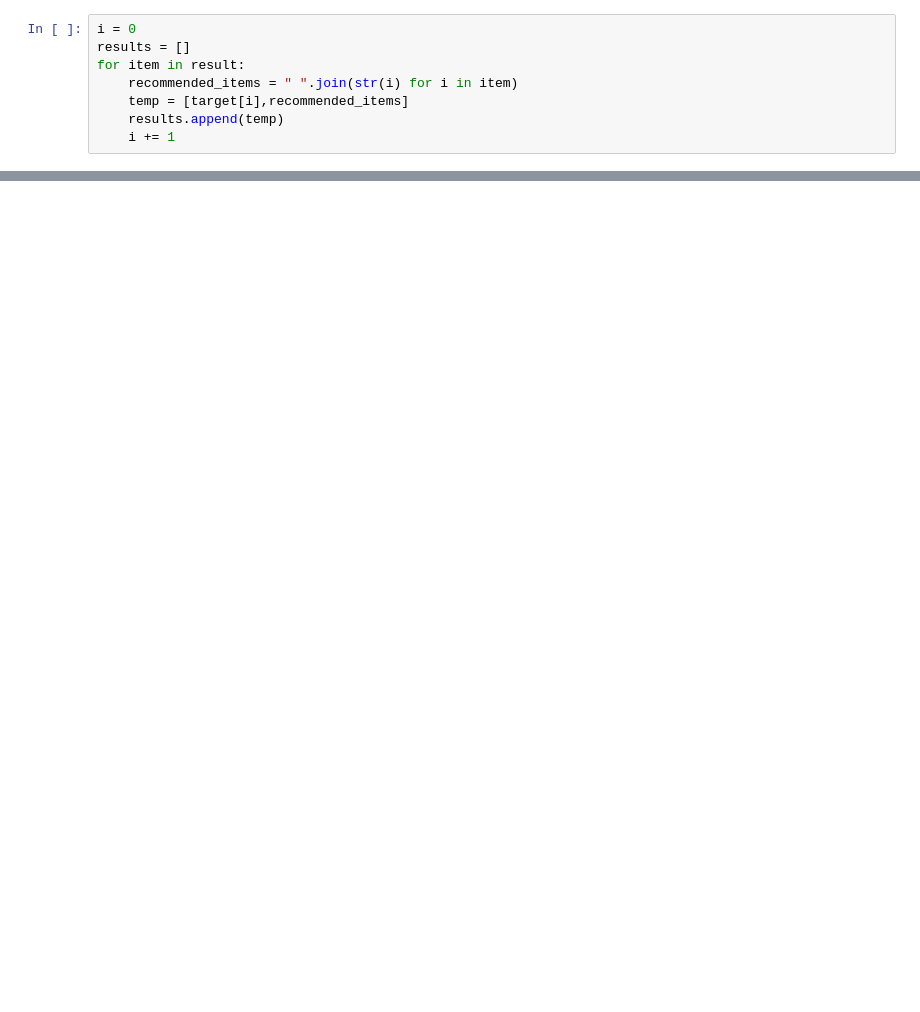
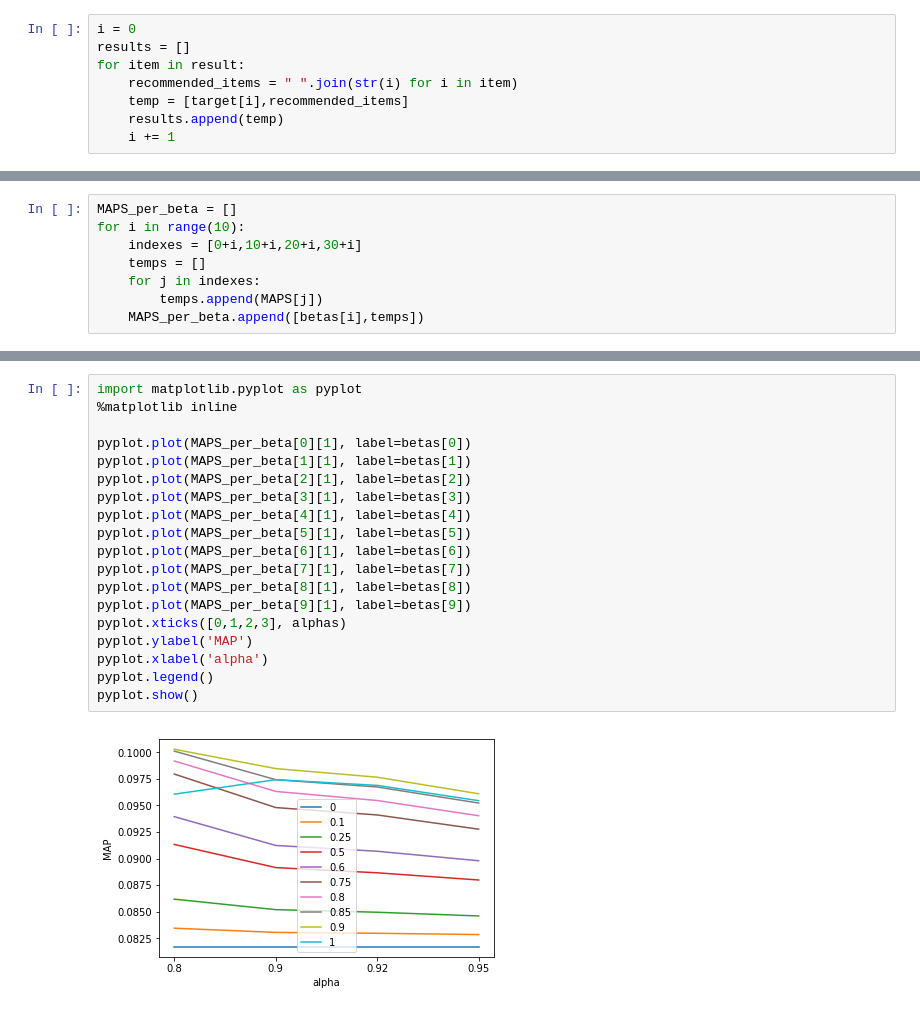
Before and after one commit to canniz/recsys, a Jupyter notebook: Notebooks/SLIM.ipynb, the cells around one changed output, grey strips where cells are left out. Drawn from its saved outputs; the diff is of its cells as text; blank space fills up the shorter version.

```diff
--- a/Notebooks/SLIM.ipynb
+++ b/Notebooks/SLIM.ipynb
@@ -122,0 +360,8 @@ recommender.
+# %%
+MAPS_per_beta = []
+for i in range(10):
+    indexes = [0+i,10+i,20+i,30+i]
+    temps = []
+    for j in indexes:
+        temps.append(MAPS[j])
+    MAPS_per_beta.append([betas[i],temps])
@@ -122,0 +390,21 @@ recommender.
+# %%
+import matplotlib.pyplot as pyplot
+%matplotlib inline
+
+pyplot.plot(MAPS_per_beta[0][1], label=betas[0])
+pyplot.plot(MAPS_per_beta[1][1], label=betas[1])
+pyplot.plot(MAPS_per_beta[2][1], label=betas[2])
+pyplot.plot(MAPS_per_beta[3][1], label=betas[3])
+pyplot.plot(MAPS_per_beta[4][1], label=betas[4])
+pyplot.plot(MAPS_per_beta[5][1], label=betas[5])
+pyplot.plot(MAPS_per_beta[6][1], label=betas[6])
+pyplot.plot(MAPS_per_beta[7][1], label=betas[7])
+pyplot.plot(MAPS_per_beta[8][1], label=betas[8])
+pyplot.plot(MAPS_per_beta[9][1], label=betas[9])
+pyplot.xticks([0,1,2,3], alphas)
+pyplot.ylabel('MAP')
+pyplot.xlabel('alpha')
+pyplot.legend()
+pyplot.show()
+# %% [output]
+[figure, added]
```
Also changed, not shown: parts of 37 cells of this notebook, 9 other files.
